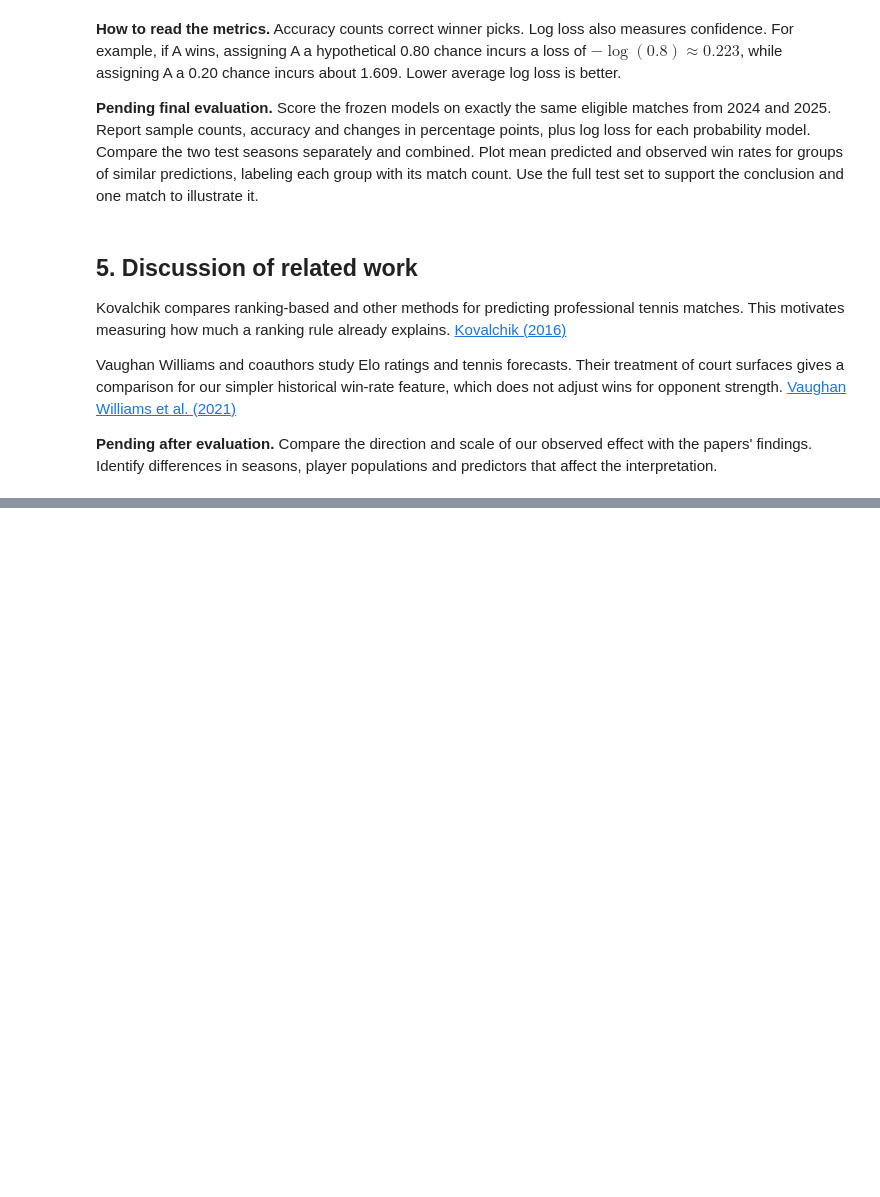
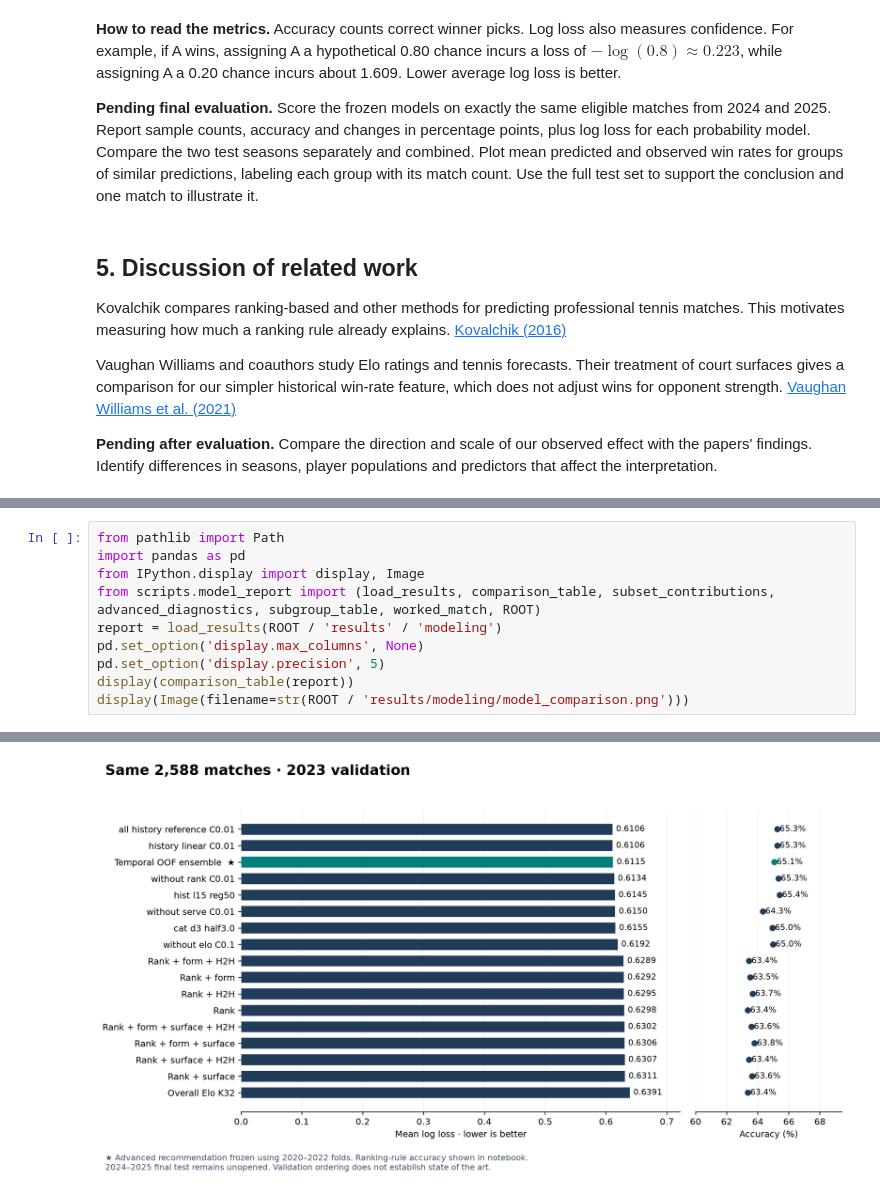
Before and after one commit to Jerry-111/atp-match-prediction, a Jupyter notebook: analysis.ipynb, the cells around one changed output, grey strips where cells are left out. Cells and saved outputs as stored; diff of their text form; blank space fills up the shorter version.

Commit message:
Add temporal model search, frozen ensemble and validation report

```diff
--- a/analysis.ipynb
+++ b/analysis.ipynb
@@ -244,0 +263,11 @@ Vaughan Williams and coauthors study Elo ratings and tennis forecasts. Their tre
+# %%
+from pathlib import Path
+import pandas as pd
+from IPython.display import display, Image
+from scripts.model_report import (load_results, comparison_table, subset_contributions, advanced_diagnostics, subgroup_table, worked_match, ROOT)
+report = load_results(ROOT / 'results' / 'modeling')
+pd.set_option('display.max_columns', None)
+pd.set_option('display.precision', 5)
+display(comparison_table(report))
+display(Image(filename=str(ROOT / 'results/modeling/model_comparison.png')))
+# %% [output]
@@ -244,0 +292 @@ Vaughan Williams and coauthors study Elo ratings and tennis forecasts. Their tre
+[figure, added]
```
Also changed, not shown: parts of 14 cells of this notebook, 27 other files.
